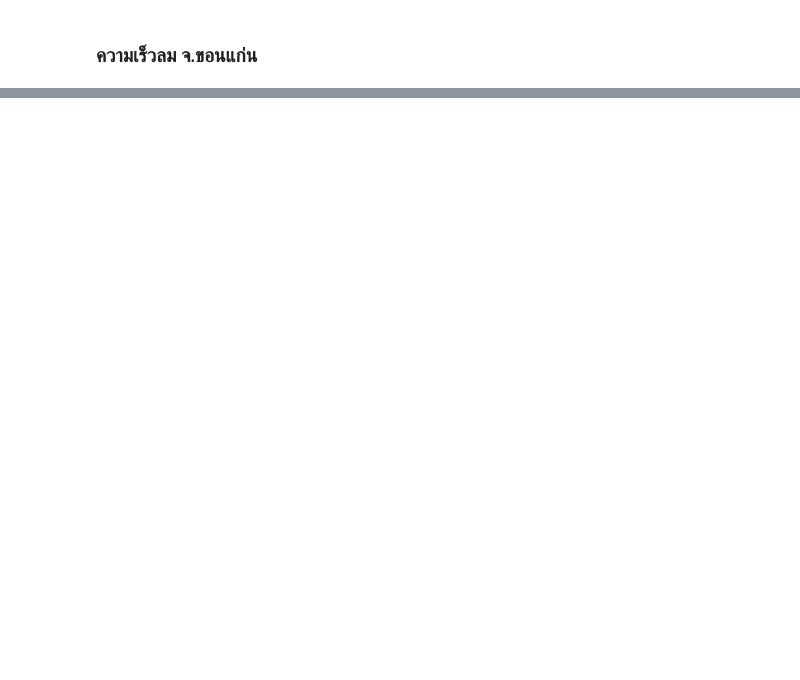
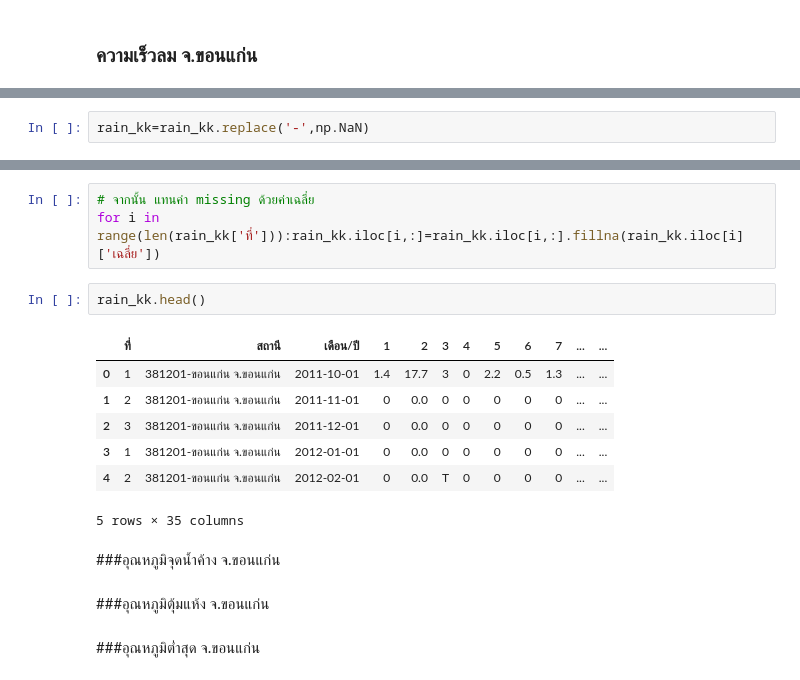
Before and after one commit to Aingon14/BSC_DPDM23, a Jupyter notebook: midterm_bscdpdm23.ipynb, the cells around one changed output, grey strips where cells are left out. Saved outputs shown, nothing was run; the diff lists cells and outputs as text; blank space fills up the shorter version.

```diff
--- a/midterm_bscdpdm23.ipynb
+++ b/midterm_bscdpdm23.ipynb
@@ -349,0 +419,2 @@ dtype: object
+# %%
+rain_kk=rain_kk.replace('-',np.NaN)
@@ -349,0 +441,19 @@ dtype: object
+# %%
+# จากนั้น แทนค่า missing ด้วยค่าเฉลี่ย
+for i in range(len(rain_kk['ที่'])):rain_kk.iloc[i,:]=rain_kk.iloc[i,:].fillna(rain_kk.iloc[i]['เฉลี่ย'])
+# %%
+rain_kk.head()
+# %% [output]
+|  | ที่ | สถานี | เดือน/ปี | 1 | 2 | 3 | 4 | 5 | 6 | 7 | ... | ... |
+| 0 | 1 | 381201-ขอนแก่น จ.ขอนแก่น | 2011-10-01 | 1.4 | 17.7 | 3 | 0 | 2.2 | 0.5 | 1.3 | ... | ... |
+| 1 | 2 | 381201-ขอนแก่น จ.ขอนแก่น | 2011-11-01 | 0 | 0.0 | 0 | 0 | 0 | 0 | 0 | ... | ... |
+| 2 | 3 | 381201-ขอนแก่น จ.ขอนแก่น | 2011-12-01 | 0 | 0.0 | 0 | 0 | 0 | 0 | 0 | ... | ... |
+| 3 | 1 | 381201-ขอนแก่น จ.ขอนแก่น | 2012-01-01 | 0 | 0.0 | 0 | 0 | 0 | 0 | 0 | ... | ... |
+| 4 | 2 | 381201-ขอนแก่น จ.ขอนแก่น | 2012-02-01 | 0 | 0.0 | T | 0 | 0 | 0 | 0 | ... | ... |
+5 rows × 35 columns
+# %% [markdown]
+###อุณหภูมิจุดน้ำค้าง จ.ขอนแก่น
+# %% [markdown]
+###อุณหภูมิตุ้มแห้ง จ.ขอนแก่น
+# %% [markdown]
+###อุณหภูมิต่ำสุด จ.ขอนแก่น
```
Also changed, not shown: parts of 26 cells of this notebook.
